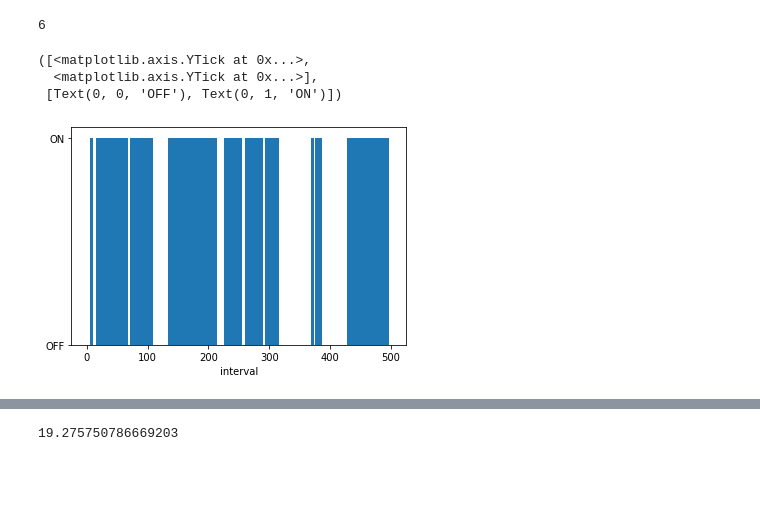
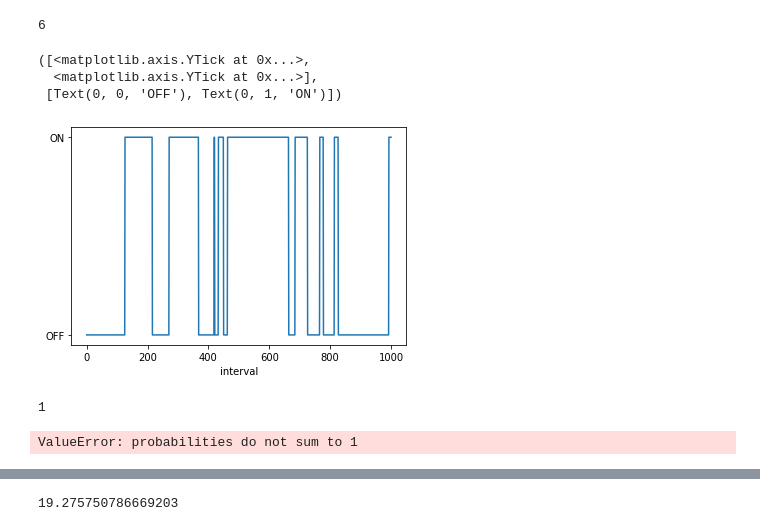
Before and after one commit to ucbmcb288/mcb288, a Jupyter notebook: Transcription/MCB288_Transcription_Part1.ipynb, the cells around one changed output, grey strips where cells are left out. Drawn from its saved outputs; the diff is of its cells as text; code cells hidden in the pictures; blank space fills up the shorter version.

```diff
--- a/Transcription/MCB288_Transcription_Part1.ipynb
+++ b/Transcription/MCB288_Transcription_Part1.ipynb
@@ -254,35 +368,36 @@ a[-1]
 # %% [output]
 6
 # %%
-kon  = 1 / 30
-koff = 1 / 30
-total_time = 500
+kon  = 1 / 50
+koff = 1 / 50
+total_time = 1000
 
 s = [0]
 
 time = 0
 
 while time < total_time:
 
     if s[-1] == 0:
         if np.random.rand() <= kon:
             s.append(1)
         else:
             s.append(0)
 
     else:
         if np.random.rand() <= koff:
             s.append(0)
         else:
             s.append(1)
 
     time += 1
 
-plt.bar(np.arange(0,len(s)),s,1)
+#plt.bar(np.arange(0,len(s)),s,1)
+plt.plot(np.array(s))
 plt.xlabel("interval")
 plt.yticks([0,1],['OFF','ON'])
 # %% [output]
 ([<matplotlib.axis.YTick at 0x...>,
   <matplotlib.axis.YTick at 0x...>],
  [Text(0, 0, 'OFF'), Text(0, 1, 'ON')])
-[figure, old version]
+[figure, new version]
@@ -288,0 +406,9 @@ plt.yticks([0,1],['OFF','ON'])
+# %%
+d['B']
+# %% [output]
+1
+# %%
+states = ['On','Off']
+np.random.choice(states,p=[.9,.1])
+# %% [output]
+ValueError: probabilities do not sum to 1
```
Also changed, not shown: parts of 50 cells of this notebook, 1 other file.
